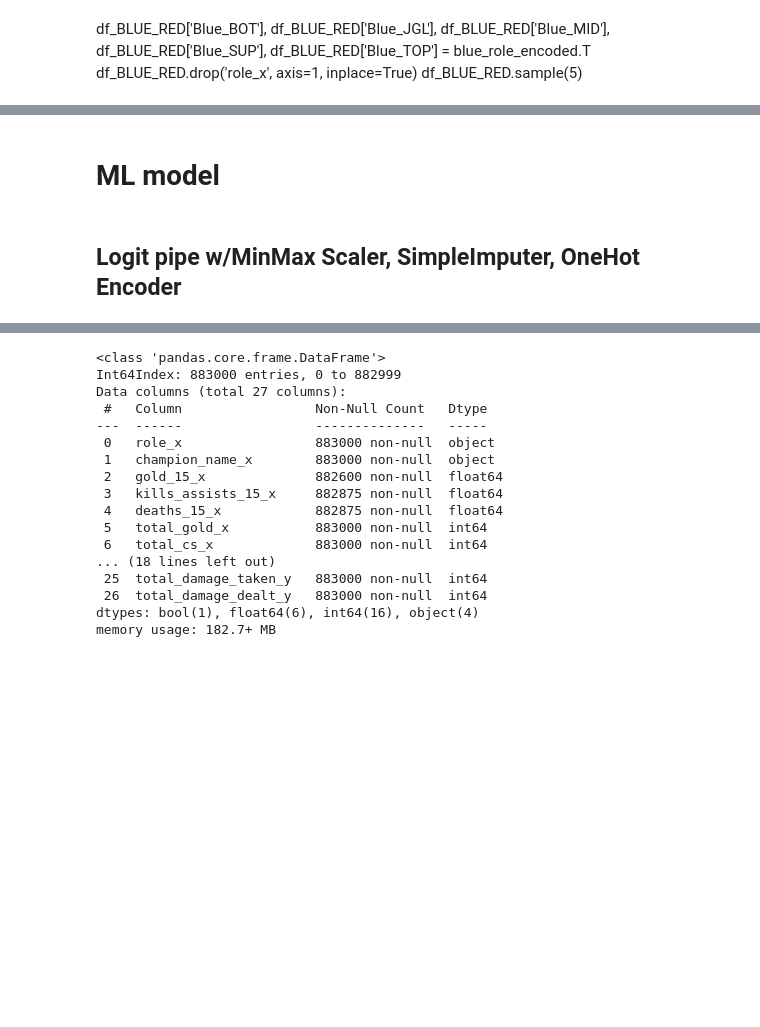
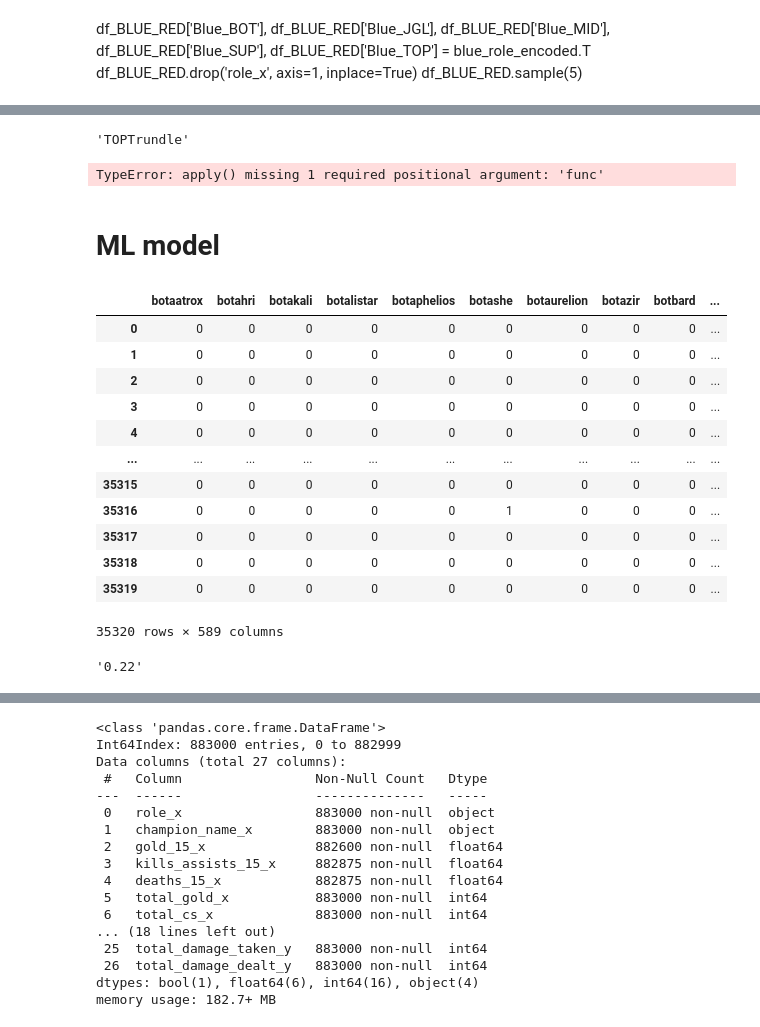
Before and after one commit to stephanyvargas/LoL_winner_predictor, a Jupyter notebook: notebooks/simple_model_Stephy.ipynb, the cells around one changed output, grey strips where cells are left out. Drawn from its saved outputs; the diff is of its cells as text; code cells hidden in the pictures; blank space fills up the shorter version.

Commit message:
trying to use CountVectorizer for the RoleChampion column

```diff
--- a/notebooks/simple_model_Stephy.ipynb
+++ b/notebooks/simple_model_Stephy.ipynb
@@ -345,0 +390,10 @@ df_BLUE_RED.sample(5)
+# %%
+banana = df_BLUE_RED.name_with_role_x[0].split(' ')
+banana[0]
+#def replace_words_dict(df, dictionary):
+# %% [output]
+'TOPTrundle'
+# %%
+df_BLUE_RED.name_with_role_x.apply()
+# %% [output]
+TypeError: apply() missing 1 required positional argument: 'func'
@@ -346,4 +402,28 @@ df_BLUE_RED.sample(5)
 # %% [markdown]
 # ML model
-# %% [markdown]
-## Logit pipe w/MinMax Scaler, SimpleImputer, OneHot Encoder
+# %%
+from sklearn.feature_extraction.text import CountVectorizer
+
+vectorizer = CountVectorizer()
+X = vectorizer.fit_transform(df_BLUE_RED.name_with_role_x)
+pd.DataFrame(X.toarray(), columns=vectorizer.get_feature_names_out())
+#vectorizer.get_feature_names_out()
+# %% [output]
+|  | botaatrox | botahri | botakali | botalistar | botaphelios | botashe | botaurelion | botazir | botbard | ... |
+| 0 | 0 | 0 | 0 | 0 | 0 | 0 | 0 | 0 | 0 | ... |
+| 1 | 0 | 0 | 0 | 0 | 0 | 0 | 0 | 0 | 0 | ... |
+| 2 | 0 | 0 | 0 | 0 | 0 | 0 | 0 | 0 | 0 | ... |
+| 3 | 0 | 0 | 0 | 0 | 0 | 0 | 0 | 0 | 0 | ... |
+| 4 | 0 | 0 | 0 | 0 | 0 | 0 | 0 | 0 | 0 | ... |
+| ... | ... | ... | ... | ... | ... | ... | ... | ... | ... | ... |
+| 35315 | 0 | 0 | 0 | 0 | 0 | 0 | 0 | 0 | 0 | ... |
+| 35316 | 0 | 0 | 0 | 0 | 0 | 1 | 0 | 0 | 0 | ... |
+| 35317 | 0 | 0 | 0 | 0 | 0 | 0 | 0 | 0 | 0 | ... |
+| 35318 | 0 | 0 | 0 | 0 | 0 | 0 | 0 | 0 | 0 | ... |
+| 35319 | 0 | 0 | 0 | 0 | 0 | 0 | 0 | 0 | 0 | ... |
+35320 rows × 589 columns
+# %%
+import sklearn
+sklearn.__version__
+# %% [output]
+'0.22'
```
Also changed, not shown: parts of 51 cells of this notebook.
